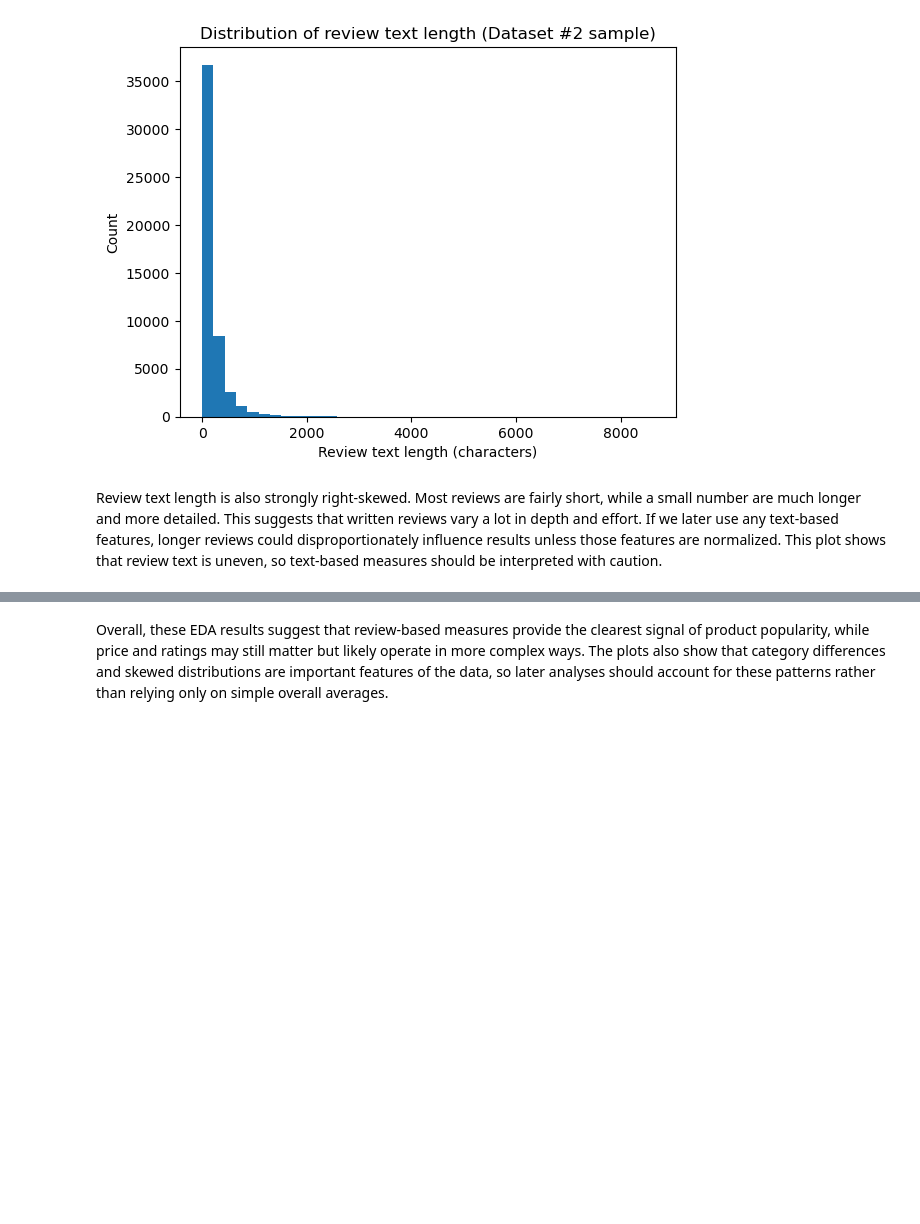
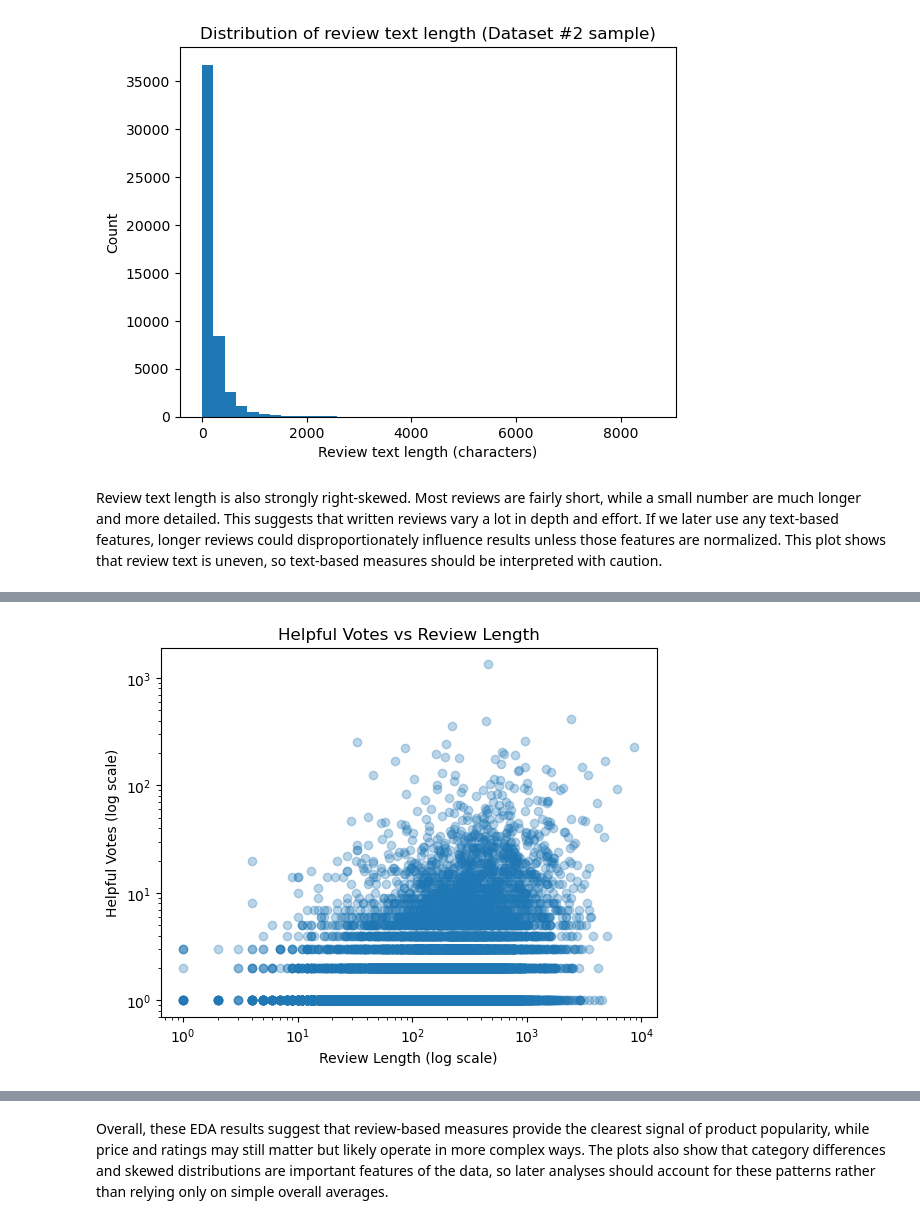
Before and after one commit to COGS108/Group129_WI26, a Jupyter notebook: 03-FinalProject.ipynb, the cells around one changed output, grey strips where cells are left out. Drawn from its saved outputs; the diff is of its cells as text; code cells hidden in the pictures; blank space fills up the shorter version.

```diff
--- a/03-FinalProject.ipynb
+++ b/03-FinalProject.ipynb
@@ -904,0 +977,11 @@ Review text length is also strongly right-skewed. Most reviews are fairly short,
+# %%
+plt.figure()
+plt.scatter(df2_reviews["text_len"], df2_reviews["helpful_vote"], alpha=0.3)
+plt.xscale("log")
+plt.yscale("log")
+plt.xlabel("Review Length (log scale)")
+plt.ylabel("Helpful Votes (log scale)")
+plt.title("Helpful Votes vs Review Length")
+plt.show()
+# %% [output]
+[figure, added]
```
Also changed, not shown: parts of 18 cells of this notebook.
